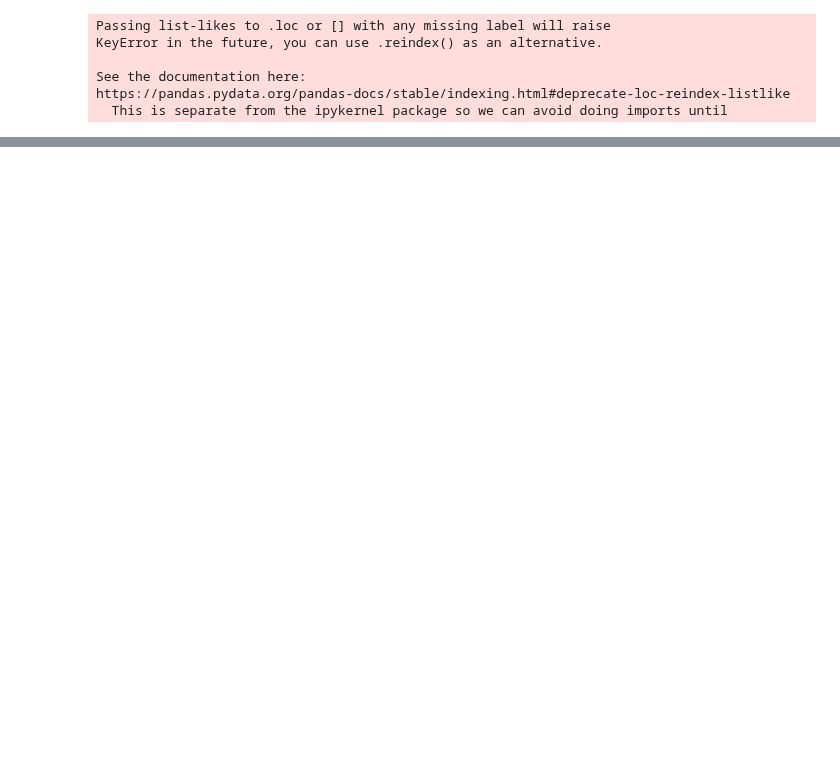
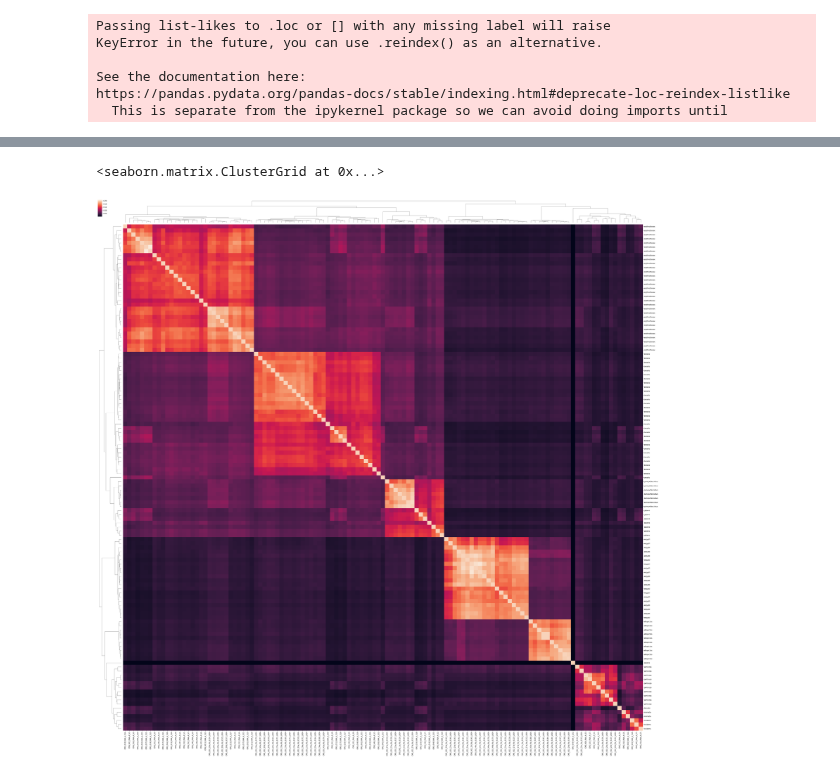
Before and after one commit to czbiohub-sf/california-mosquito-study, a Jupyter notebook: analysis/sourmash analysis.ipynb, the cells around one changed output, grey strips where cells are left out. Drawn from its saved outputs; the diff is of its cells as text; code cells hidden in the pictures; blank space fills up the shorter version.

```diff
--- a/analysis/sourmash analysis.ipynb
+++ b/analysis/sourmash analysis.ipynb
@@ -21,4 +44,8 @@ species_id = pd.read_csv("../data/sample_genus_and_species.csv", header=None,
 k21sim = pd.read_csv("s3://czbiohub-mosquito/references/sourmash/comparison/k21abun.csv")
 k31sim = pd.read_csv("s3://czbiohub-mosquito/references/sourmash/comparison/k31abun.csv")
 k51sim = pd.read_csv("s3://czbiohub-mosquito/references/sourmash/comparison/k51abun.csv")
+# %%
+k21sim_noabun = pd.read_csv("s3://czbiohub-mosquito/references/sourmash/comparison/k21.csv")
+k31sim_noabun = pd.read_csv("s3://czbiohub-mosquito/references/sourmash/comparison/k31.csv")
+k51sim_noabun = pd.read_csv("s3://czbiohub-mosquito/references/sourmash/comparison/k51.csv")
 # %%
@@ -35 +130,6 @@ https://pandas.pydata.org/pandas-docs/stable/indexing.html#deprecate-loc-reindex
+# %%
+sns.clustermap(k21sim_noabun.transpose() - np.eye(len(k21sim_noabun))*0.8,  figsize = (60,60))
+# %% [output]
+<seaborn.matrix.ClusterGrid at 0x...>
+[figure, added]
 # %%
```
Also changed, not shown: parts of 24 cells of this notebook, 2 other files.
